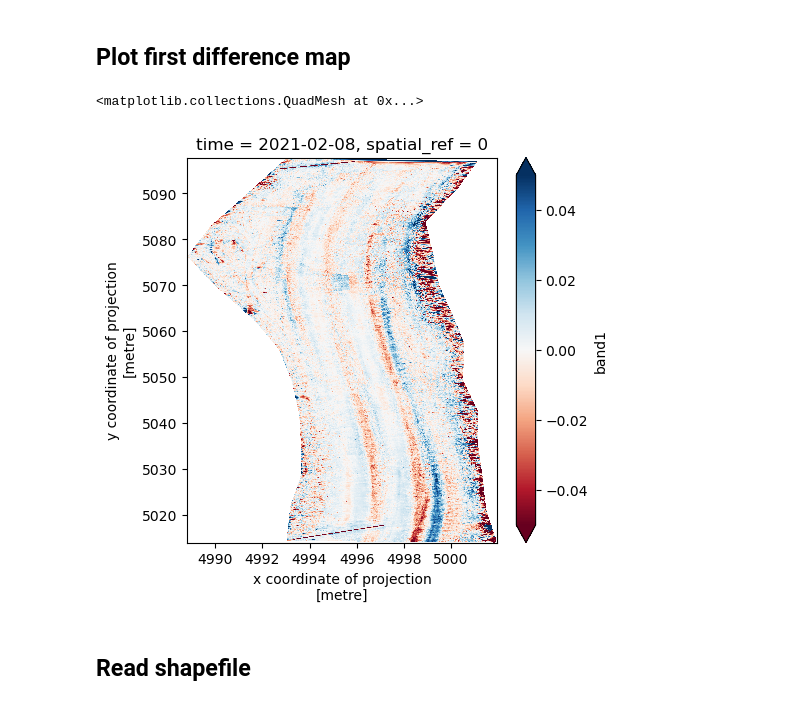
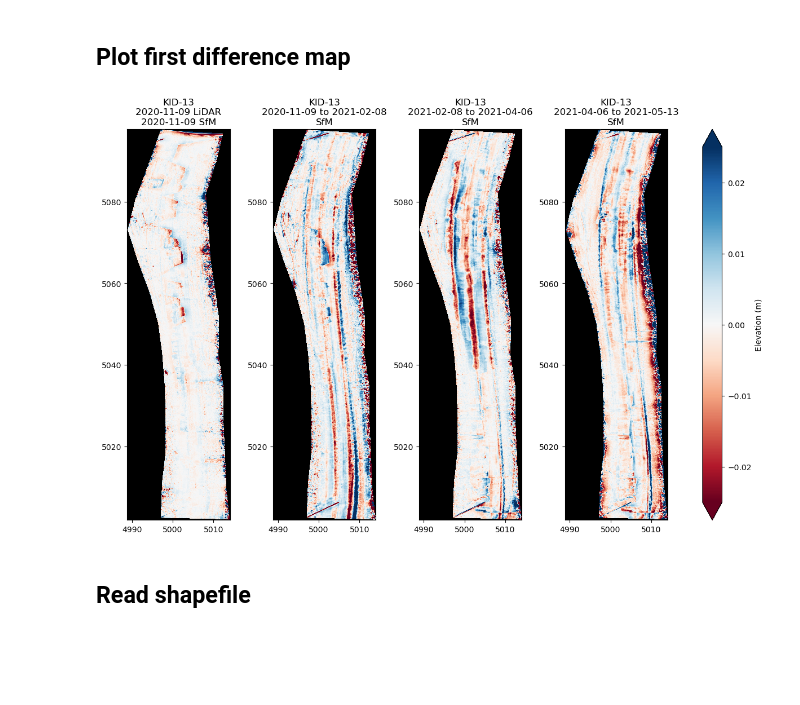
Before and after one commit to amanaster2/micro_diff, a Jupyter notebook: notebooks/stack_rasters.ipynb, the cells around one changed output. Drawn from its saved outputs; the diff is of its cells as text; code cells hidden in the pictures; blank space fills up the shorter version.

```diff
--- a/notebooks/stack_rasters.ipynb
+++ b/notebooks/stack_rasters.ipynb
@@ -134,13 +217,4 @@ Applying original mask
 # %%
-ds_diff = ds_diff - [ds_diff_smooth0, ds_diff_smooth1, ds_diff_smooth2]
+ds_diff = ds_diff - [ds_diff_smooth0, ds_diff_smooth1, ds_diff_smooth2, ds_diff_smooth3]
 # %% [markdown]
 ## Plot first difference map
-# %%
-ds_diff.isel(time=0).plot(cmap='RdBu',
-            vmin=-0.05,
-            vmax=0.05,
-            aspect='equal',
-            size=5)
-# %% [output]
-<matplotlib.collections.QuadMesh at 0x...>
-[figure, removed]
@@ -156,3 +221,27 @@ zonal_stats('','test.tif', stats='count min mean max median')
+# %%
+fig, ax = plt.subplots(1, 4, figsize=(16,9))
+
+ds_extent= ds_diff.rio.bounds()
+m = ax[0].imshow(ds_diff.isel(time=0), cmap = 'RdBu', vmin=-0.025, vmax=0.025)
+fig.colorbar(m, label='Elevation (m)', extend='both', ax=ax)
+
+ax[0].imshow(ds_diff.isel(time=0), cmap='RdBu', vmin=-0.025, vmax=0.025, extent = ds_extent)
+ax[0].set_title('KID-13\n2020-11-09 LiDAR\n2020-11-09 SfM')
+ax[0].set_facecolor('k')
+
+ax[1].imshow(ds_diff.isel(time=1), cmap='RdBu', vmin=-0.025, vmax=0.025, extent = ds_extent)
+ax[1].set_title('KID-13\n2020-11-09 to 2021-02-08\nSfM')
+ax[1].set_facecolor('k')
+
+ax[2].imshow(ds_diff.isel(time=2), cmap='RdBu', vmin=-0.025, vmax=0.025, extent = ds_extent)
+ax[2].set_title('KID-13\n2021-02-08 to 2021-04-06\nSfM')
+ax[2].set_facecolor('k')
+
+ax[3].imshow(ds_diff.isel(time=3), cmap='RdBu', vmin=-0.025, vmax=0.025, extent = ds_extent)
+ax[3].set_title('KID-13\n2021-04-06 to 2021-05-13\nSfM')
+ax[3].set_facecolor('k')
+# %% [output]
+[figure, added]
 # %% [markdown]
 ## Read shapefile
 # %%
```
Also changed, not shown: parts of 21 cells of this notebook.
